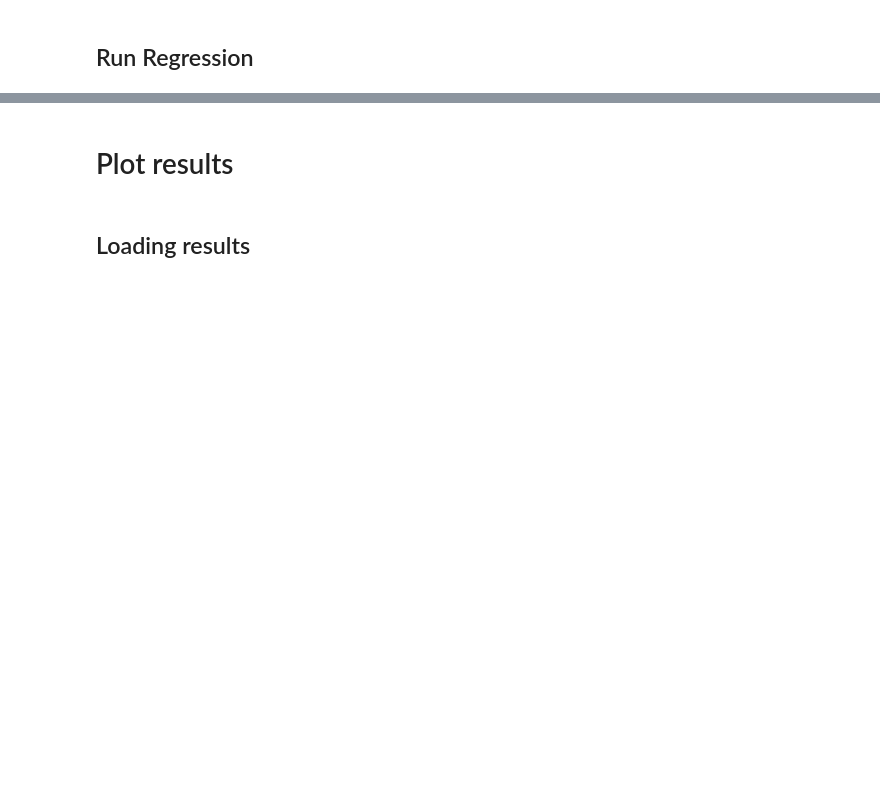
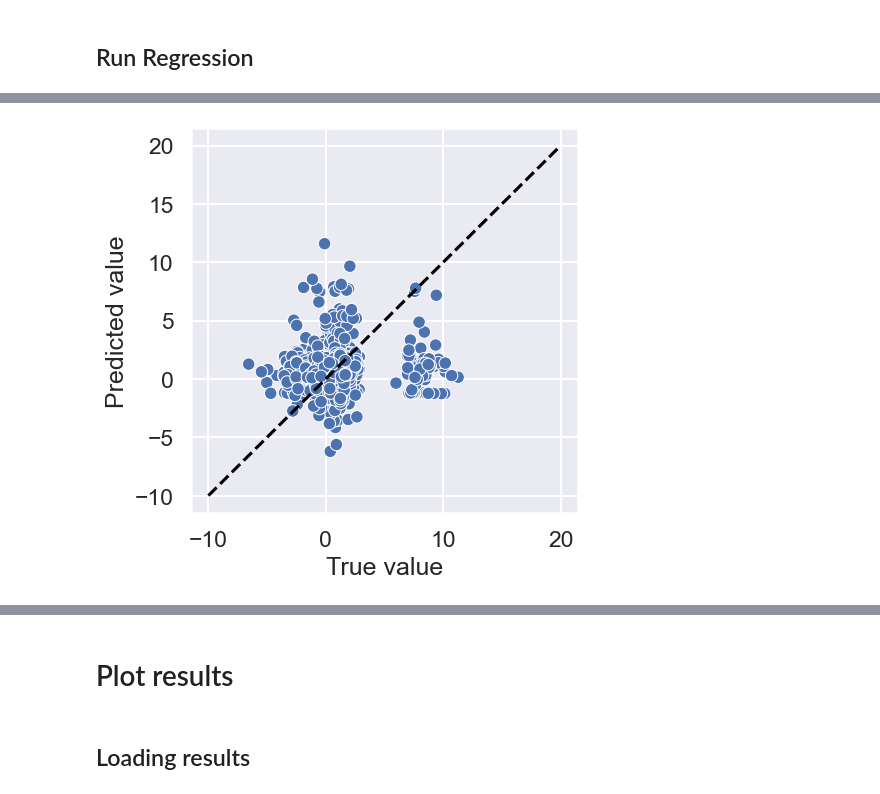
Before and after one commit to ur-whitelab/BO-LIFT, a Jupyter notebook: paper/Regression_Experiments.ipynb, the cells around one changed output, grey strips where cells are left out. Saved outputs shown, nothing was run; the diff lists cells and outputs as text; code cells hidden in the pictures; blank space fills up the shorter version.

```diff
--- a/paper/Regression_Experiments.ipynb
+++ b/paper/Regression_Experiments.ipynb
@@ -409,20 +539,22 @@ TypeError: AskTellFewShot.__init__() got an unexpected keyword argument 'knn'
 # %%
-df = pd.read_csv("sol-regression-models.csv", sep=";")
+df = pd.read_csv("regression-results_alloy_dataset.csv", sep=";")
 df = df[df.model == "gpt-4o"]
 
 # plot y by yhat
 import matplotlib.pyplot as plt
 import seaborn as sns
 sns.set_theme()
 sns.set_context("talk")
 
 plt.figure(figsize=(5, 5))
 sns.scatterplot(data=df, x="y", y="yhat", hue="model", style="model")
-plt.plot([0, 20], [0, 20], color="black", linestyle="--")
+plt.plot([-10, 20], [-10, 20], color="black", linestyle="--")
 plt.xlabel("True value")
 plt.ylabel("Predicted value")
 plt.legend().remove()
 plt.show()
+# %% [output]
+[figure, added]
 # %%
 # Quick test of the last regression experiment
 from matplotlib import pyplot as plt
```
Also changed, not shown: parts of 18 cells of this notebook, 6 other files.
